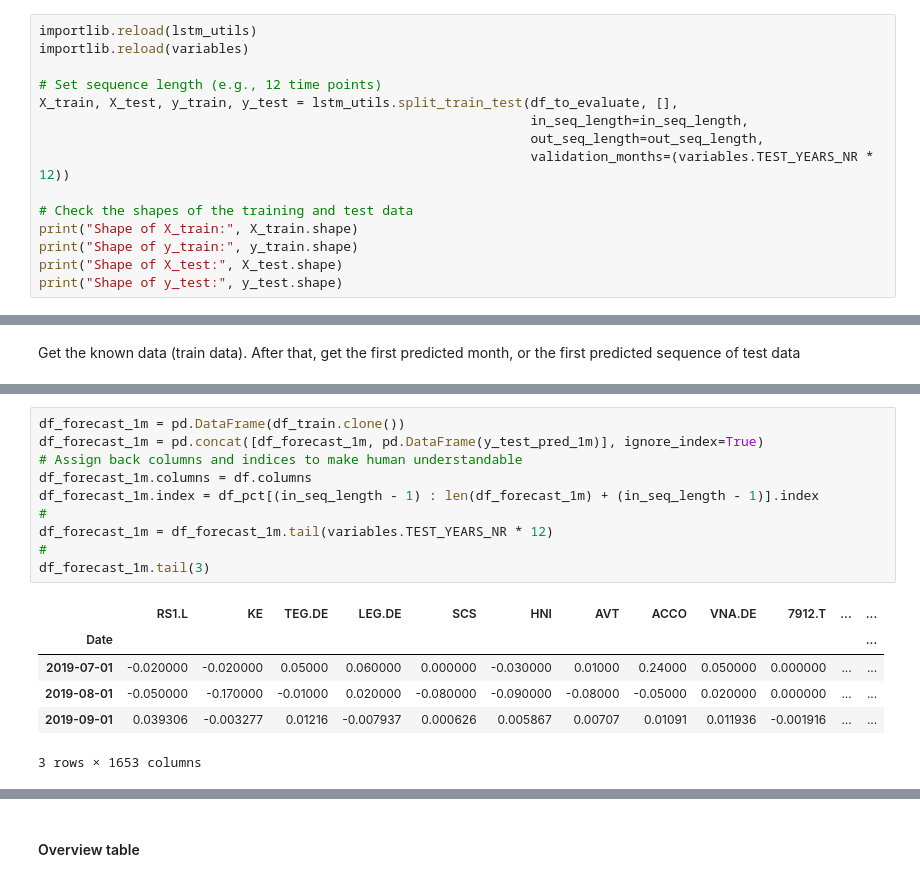
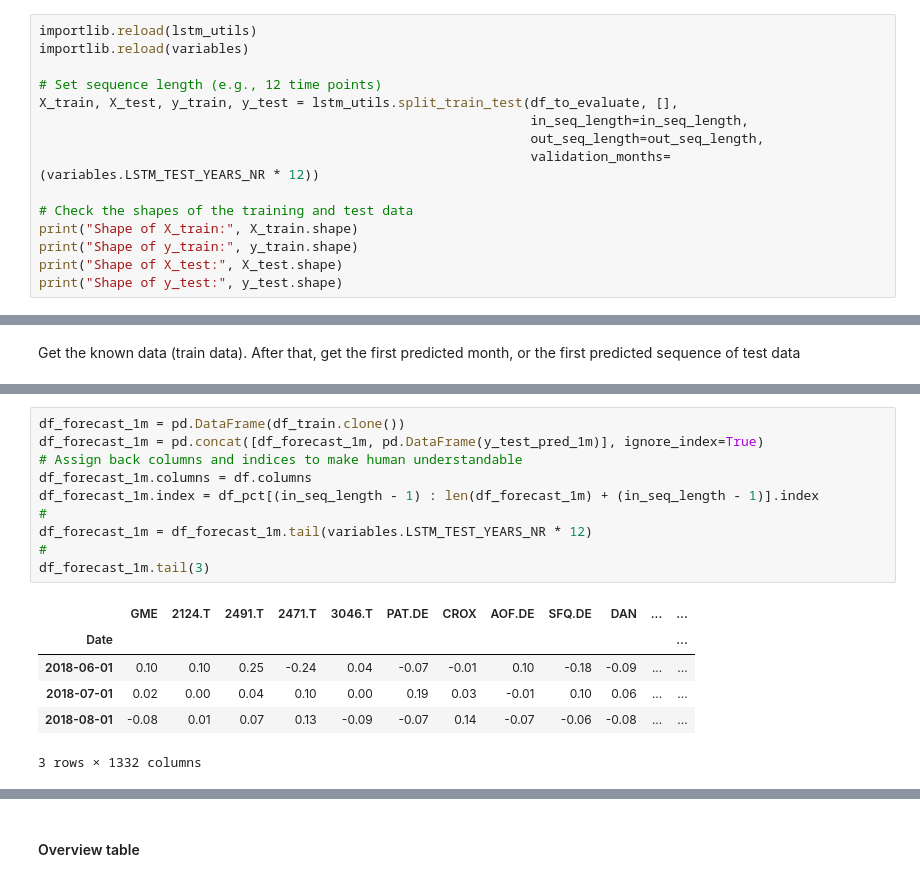
Before and after one commit to Herb-sh/sustainability_portfolio_optimisation, a Jupyter notebook: notebooks/4. portfolio_optimisation/4.3. LSTM/4.3.2.LSTM_univariate.ipynb, the cells around one changed output, grey strips where cells are left out. Drawn from its saved outputs; the diff is of its cells as text.

```diff
--- a/notebooks/4. portfolio_optimisation/4.3. LSTM/4.3.2.LSTM_univariate.ipynb
+++ b/notebooks/4. portfolio_optimisation/4.3. LSTM/4.3.2.LSTM_univariate.ipynb
@@ -94,7 +74,7 @@ importlib.reload(variables)
 X_train, X_test, y_train, y_test = lstm_utils.split_train_test(df_to_evaluate, [],
                                                                in_seq_length=in_seq_length,
                                                                out_seq_length=out_seq_length,
-                                                               validation_months=(variables.TEST_YEARS_NR * 12))
+                                                               validation_months=(variables.LSTM_TEST_YEARS_NR * 12))
 
 # Check the shapes of the training and test data
 print("Shape of X_train:", X_train.shape)
@@ -144,20 +132,20 @@ tensor([[ 0.0000,  0.0000,  0.0000,  ...,  0.0400, -0.0200, -0.0500],
 # %%
 df_forecast_1m = pd.DataFrame(df_train.clone())
 df_forecast_1m = pd.concat([df_forecast_1m, pd.DataFrame(y_test_pred_1m)], ignore_index=True)
 # Assign back columns and indices to make human understandable
 df_forecast_1m.columns = df.columns
 df_forecast_1m.index = df_pct[(in_seq_length - 1) : len(df_forecast_1m) + (in_seq_length - 1)].index
 #
-df_forecast_1m = df_forecast_1m.tail(variables.TEST_YEARS_NR * 12)
+df_forecast_1m = df_forecast_1m.tail(variables.LSTM_TEST_YEARS_NR * 12)
 #
 df_forecast_1m.tail(3)
 # %% [output]
-|  | RS1.L | KE | TEG.DE | LEG.DE | SCS | HNI | AVT | ACCO | VNA.DE | 7912.T | ... | ... |
+|  | GME | 2124.T | 2491.T | 2471.T | 3046.T | PAT.DE | CROX | AOF.DE | SFQ.DE | DAN | ... | ... |
 | Date |  |  |  |  |  |  |  |  |  |  |  | ... |
-| 2019-07-01 | -0.020000 | -0.020000 | 0.05000 | 0.060000 | 0.000000 | -0.030000 | 0.01000 | 0.24000 | 0.050000 | 0.000000 | ... | ... |
-| 2019-08-01 | -0.050000 | -0.170000 | -0.01000 | 0.020000 | -0.080000 | -0.090000 | -0.08000 | -0.05000 | 0.020000 | 0.000000 | ... | ... |
-| 2019-09-01 | 0.039306 | -0.003277 | 0.01216 | -0.007937 | 0.000626 | 0.005867 | 0.00707 | 0.01091 | 0.011936 | -0.001916 | ... | ... |
+| 2018-06-01 | 0.10 | 0.10 | 0.25 | -0.24 | 0.04 | -0.07 | -0.01 | 0.10 | -0.18 | -0.09 | ... | ... |
+| 2018-07-01 | 0.02 | 0.00 | 0.04 | 0.10 | 0.00 | 0.19 | 0.03 | -0.01 | 0.10 | 0.06 | ... | ... |
+| 2018-08-01 | -0.08 | 0.01 | 0.07 | 0.13 | -0.09 | -0.07 | 0.14 | -0.07 | -0.06 | -0.08 | ... | ... |
-3 rows × 1653 columns
+3 rows × 1332 columns
 # %%
 importlib.reload(lstm_utils)
 importlib.reload(mpt_utils)
```
Also changed, not shown: parts of 18 cells of this notebook, 8 other files.
